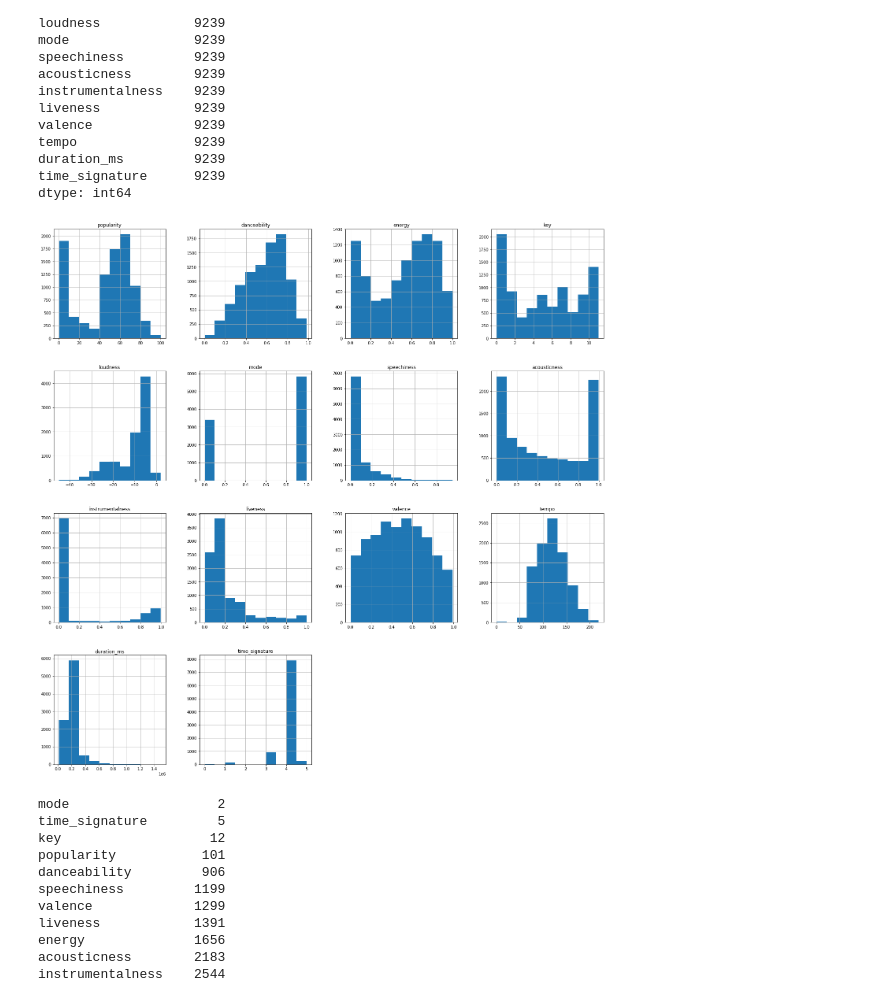
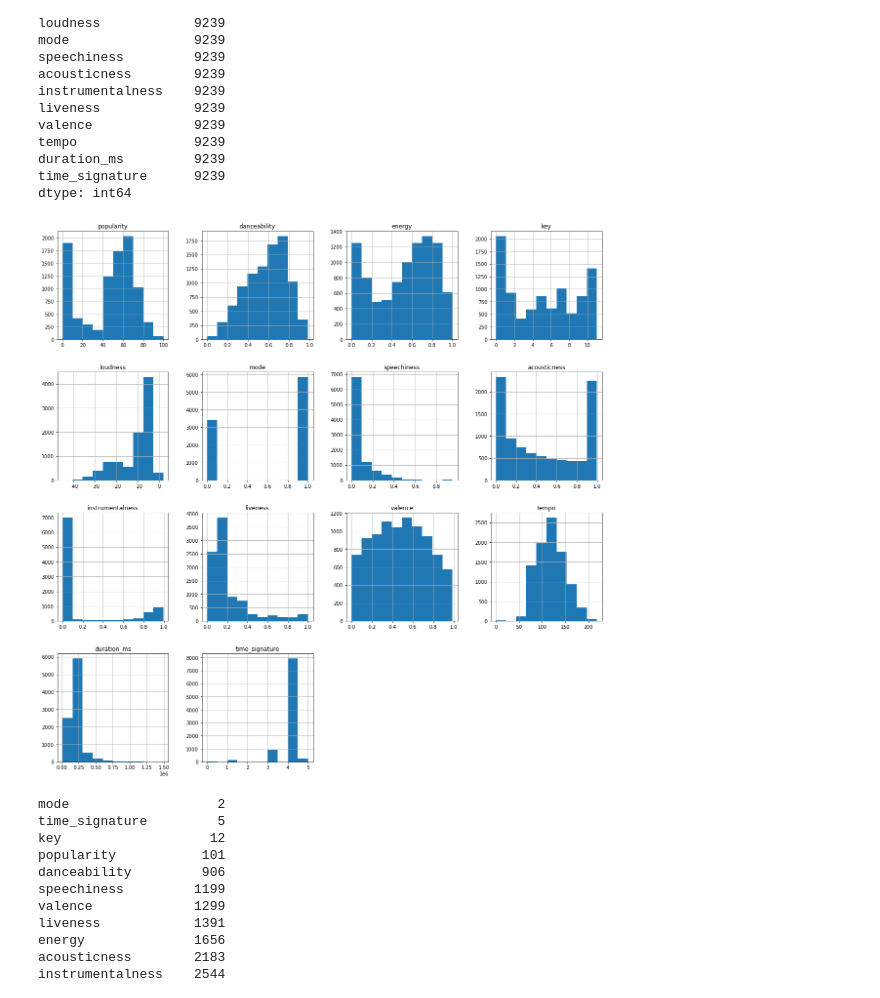
Before and after one commit to mukkatharun/Kmeans_ML_Assignment, a Jupyter notebook: Kmeans_ML_Assignment.ipynb, the cells around one changed output. Drawn from its saved outputs; the diff is of its cells as text; code cells hidden in the pictures.

```diff
--- a/Kmeans_ML_Assignment.ipynb
+++ b/Kmeans_ML_Assignment.ipynb
@@ -69,9 +83,9 @@ time_signature      9239
 dtype: int64
 # %%
 # plotting histograms
-df.hist(figsize=(25,25));
+df.hist(figsize=(20,20));
 # %% [output]
-[figure, old version]
+[figure, new version]
 # %%
 # unique values
 df.nunique().sort_values()
```
Also changed, not shown: parts of 18 cells of this notebook.
